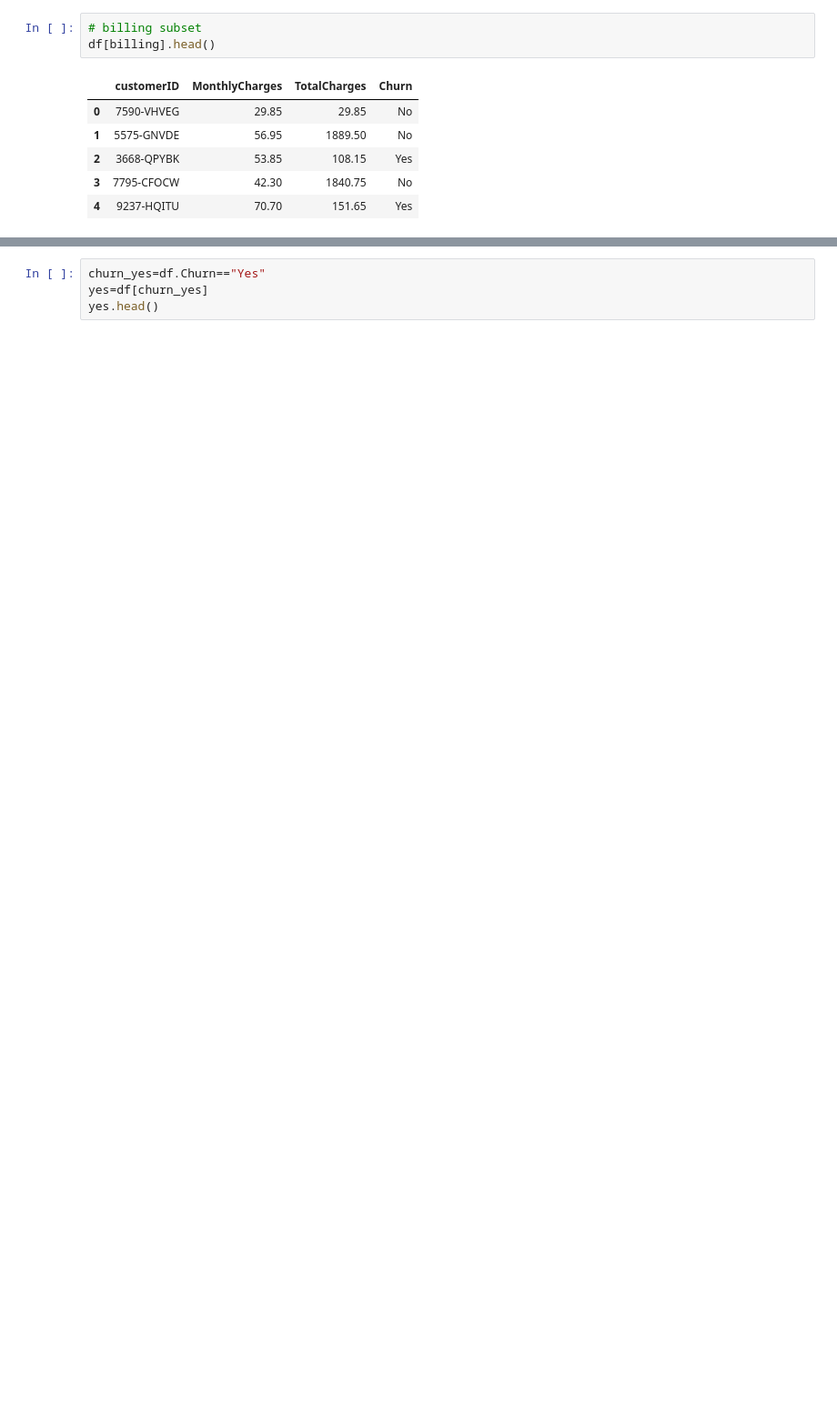
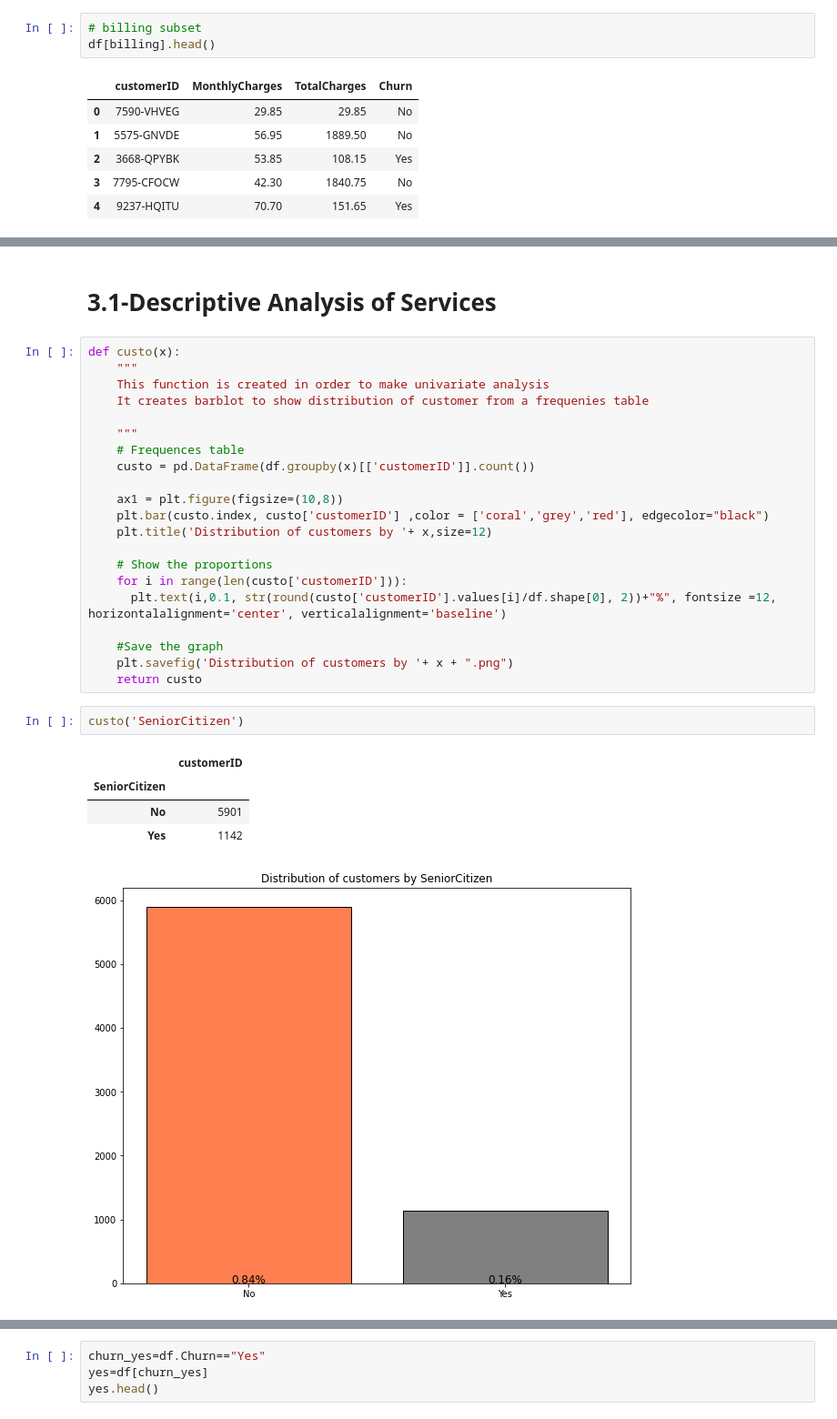
Before and after one commit to MMasson1988/Customer-Churn-Analysis, a Jupyter notebook: churn.ipynb, the cells around one changed output, grey strips where cells are left out. Shown at 91% size. Drawn from its saved outputs; the diff is of its cells as text; blank space fills up the shorter version.

```diff
--- a/churn.ipynb
+++ b/churn.ipynb
@@ -640,0 +397,31 @@ plt.show()
+# %% [markdown]
+# 3.1-Descriptive Analysis of Services
+# %%
+def custo(x):
+    """
+    This function is created in order to make univariate analysis
+    It creates barblot to show distribution of customer from a frequenies table
+
+    """
+    # Frequences table
+    custo = pd.DataFrame(df.groupby(x)[['customerID']].count())
+
+    ax1 = plt.figure(figsize=(10,8))
+    plt.bar(custo.index, custo['customerID'] ,color = ['coral','grey','red'], edgecolor="black")
+    plt.title('Distribution of customers by '+ x,size=12)
+
+    # Show the proportions
+    for i in range(len(custo['customerID'])):
+      plt.text(i,0.1, str(round(custo['customerID'].values[i]/df.shape[0], 2))+"%", fontsize =12, horizontalalignment='center', verticalalignment='baseline')
+
+    #Save the graph
+    plt.savefig('Distribution of customers by '+ x + ".png")
+    return custo
+# %%
+custo('SeniorCitizen')
+# %% [output]
+|  | customerID |
+| SeniorCitizen |  |
+| No | 5901 |
+| Yes | 1142 |
+[figure, added]
```
Also changed, not shown: parts of 120 cells of this notebook.
